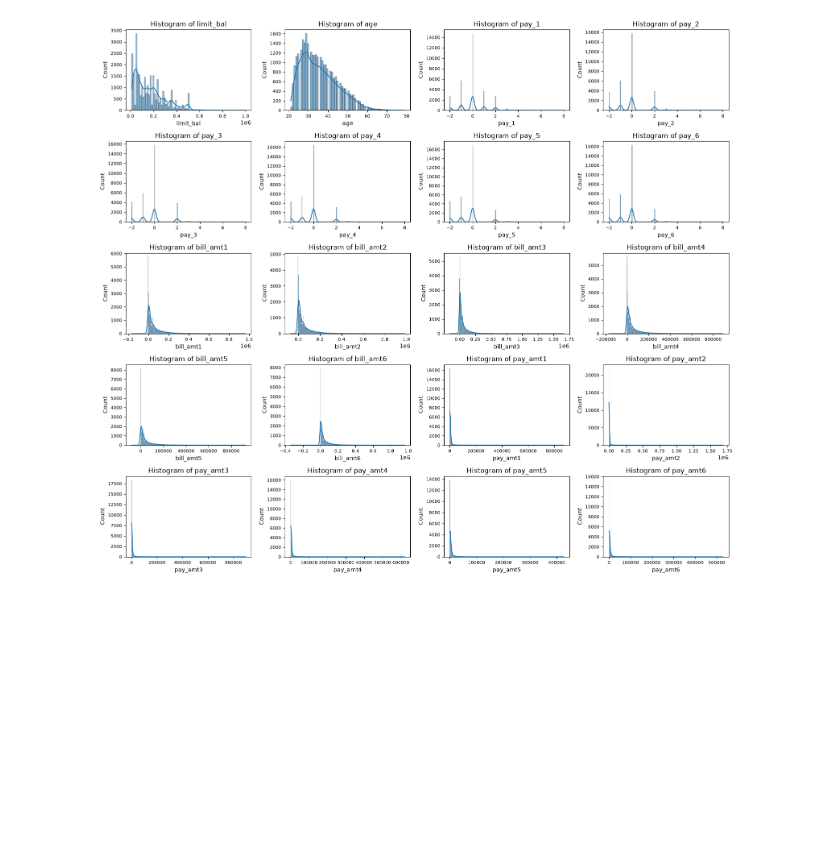
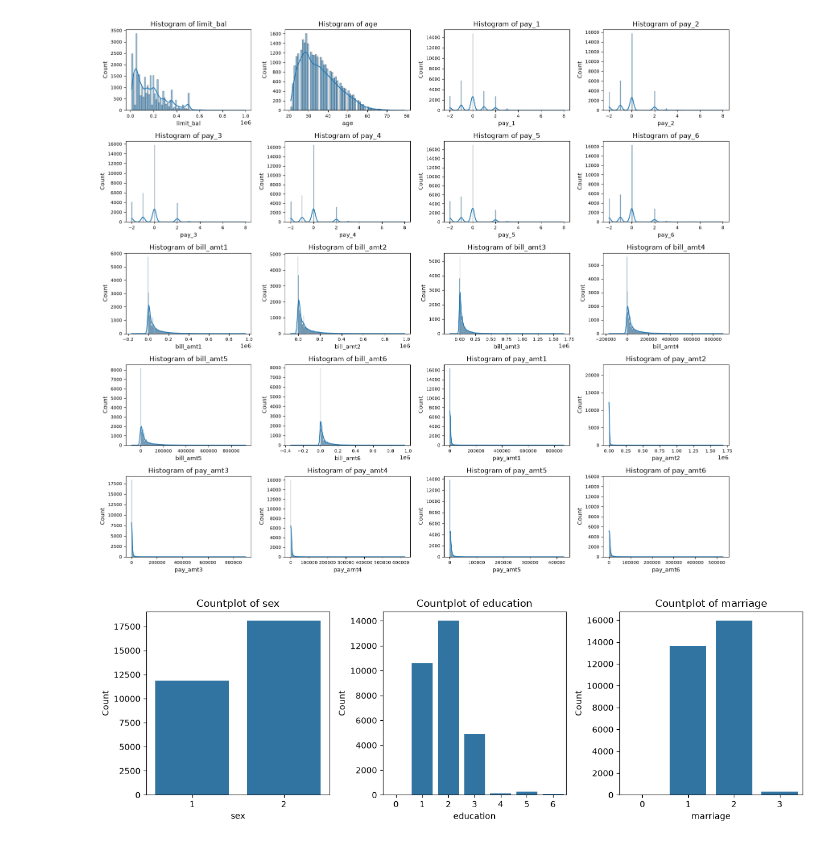
Before and after one commit to cameronmoran23/ADS504-Group6-FinalProject, a Jupyter notebook: eda.ipynb, the cells around one changed output. Cells and saved outputs as stored; diff of their text form; code cells hidden in the pictures; blank space fills up the shorter version.

Commit message:
Added more visualizations and outlier checks

```diff
--- a/eda.ipynb
+++ b/eda.ipynb
@@ -197,3 +197,16 @@ for i, column in enumerate(numeric_cols):
 plt.show()
 # %% [output]
 [figure]
+# %%
+# 3 categorical columns, so 1 row x 3 cols subplots of bar plots
+fig, ax = plt.subplots(figsize=(12, 4), nrows=1, ncols=3)
+axes = ax.flatten()
+for i, column in enumerate(categorical_cols):
+    sns.countplot(data=data_df, x=column, ax=axes[i])
+    axes[i].set_title(f'Countplot of {column}')
+    axes[i].set_xlabel(column)
+    axes[i].set_ylabel('Count')
+    plt.tight_layout()
+plt.show()
+# %% [output]
+[figure, added]
```
Also changed, not shown: parts of 3 cells of this notebook.
